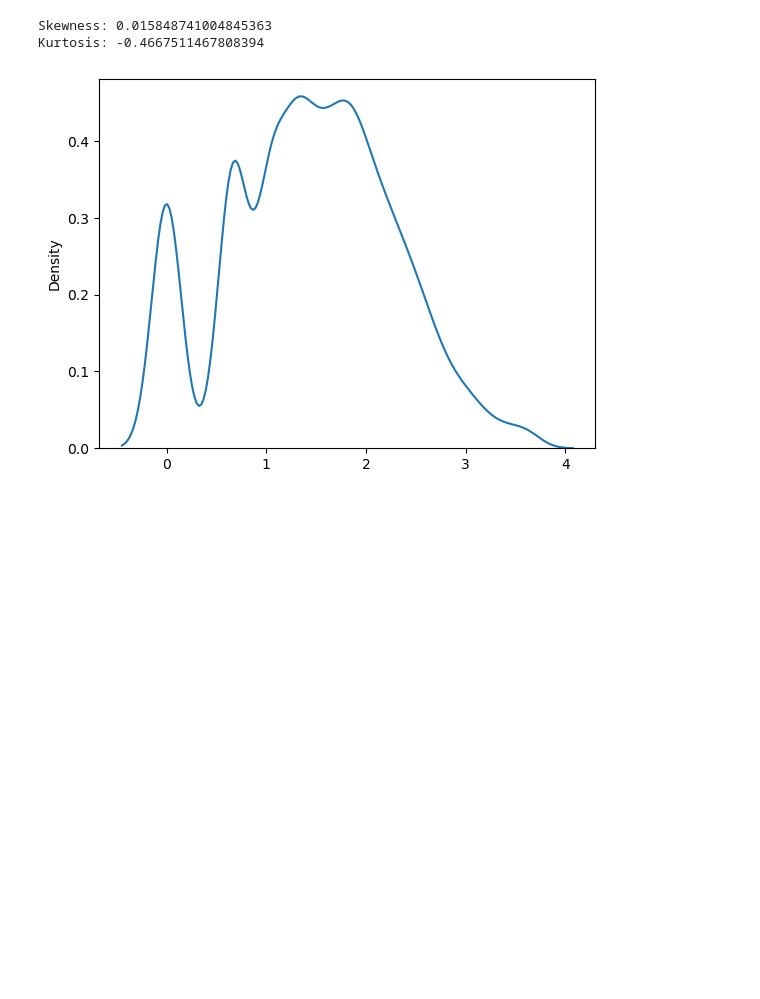
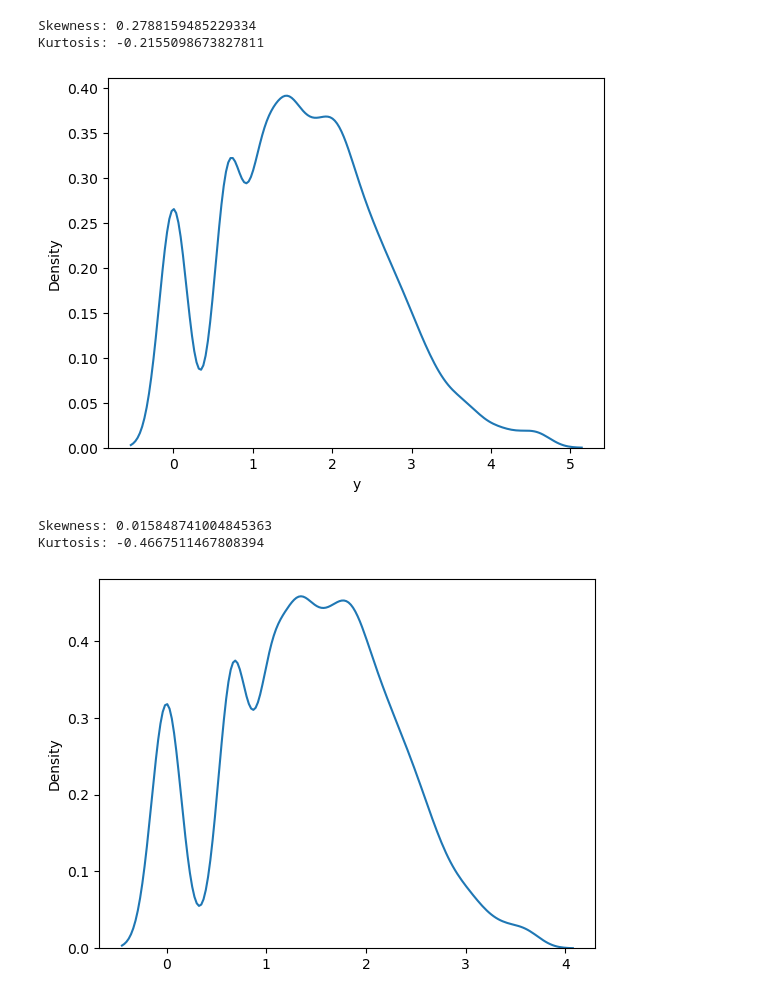
Before and after one commit to nvsimbolon/kagglecomp390, a Jupyter notebook: Kaggle.ipynb, the cells around one changed output. Saved outputs shown, nothing was run; the diff lists cells and outputs as text; code cells hidden in the pictures; blank space fills up the shorter version.

```diff
--- a/Kaggle.ipynb
+++ b/Kaggle.ipynb
@@ -29,2 +41,12 @@ y_train = train['y']
+# %%
+# Transform target
+y_train = np.log(y_train)
+sns.kdeplot(y_train)
+print('Skewness:', skew(y_train))
+print('Kurtosis:', kurtosis(y_train))
+# %% [output]
+Skewness: 0.2788159485229334
+Kurtosis: -0.2155098673827811
+[figure, new version]
 # %%
 # Transform target
```
Also changed, not shown: parts of 28 cells of this notebook, 1 other file.
